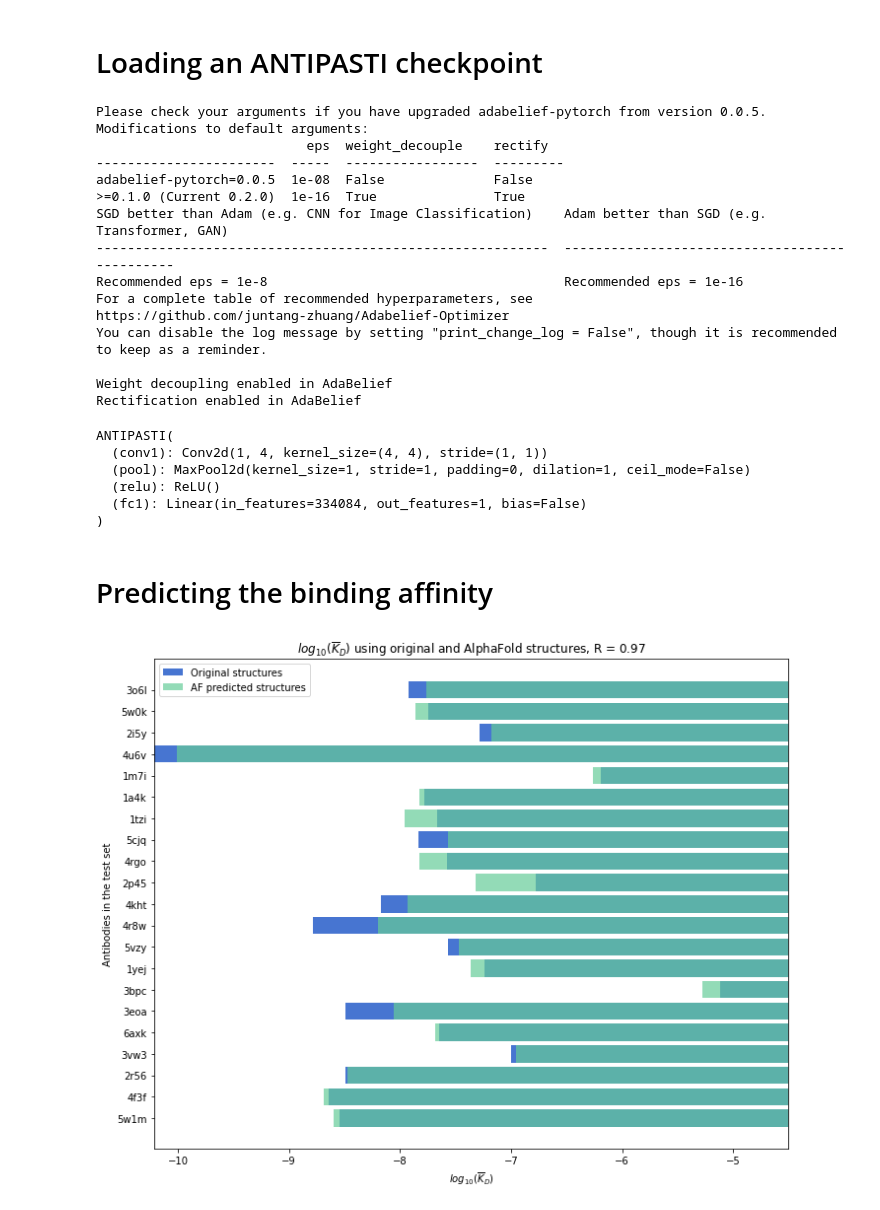
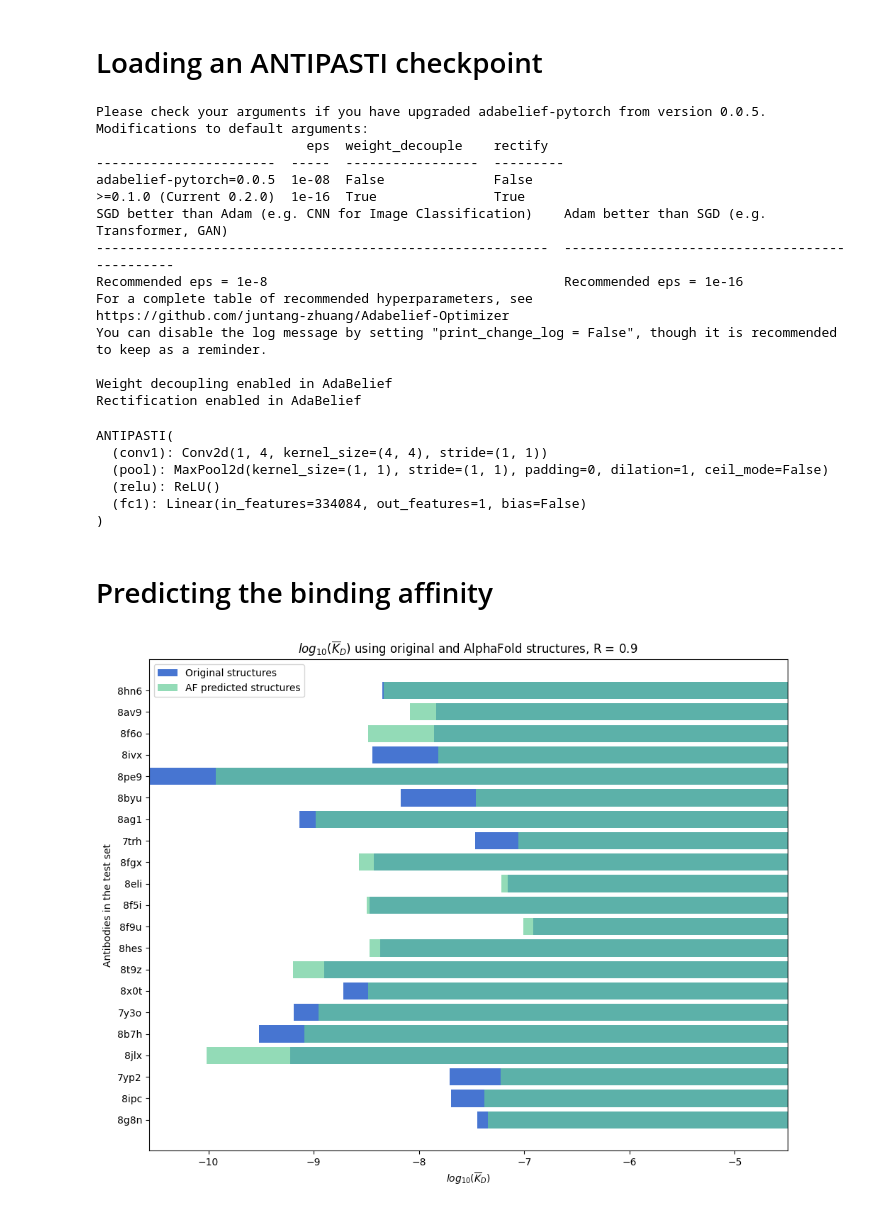
Before and after one commit to kevinmicha/ANTIPASTI, a Jupyter notebook: notebooks/[Tutorial] Combining AlphaFold and ANTIPASTI.ipynb, the cells around one changed output. Drawn from its saved outputs; the diff is of its cells as text; code cells hidden in the pictures.

Commit message:
Updated AlphaFold+ANTIPASTI tutorial

```diff
--- a/notebooks/[Tutorial] Combining AlphaFold and ANTIPASTI.ipynb
+++ b/notebooks/[Tutorial] Combining AlphaFold and ANTIPASTI.ipynb
@@ -28,28 +29,28 @@ modes = 'all'
 n_filters = 4
 filter_size = 4
 pooling_size = 1
-n_max_epochs = 935
+n_max_epochs = 1044
 
 pathological = ['5omm', '5i5k', '1uwx', '1mj7', '1qfw', '1qyg', '4ffz', '3ifl', '3lrh', '3pp4', '3ru8', '3t0w', '3t0x', '4fqr', '4gxu', '4jfx', '4k3h', '4jfz', '4jg0', '4jg1', '4jn2', '4o4y', '4qxt', '4r3s', '4w6y', '4w6y', '5ies', '5ivn', '5j57', '5kvd', '5kzp', '5mes', '5nmv', '5sy8', '5t29', '5t5b', '5vag', '3etb', '3gkz', '3uze', '3uzq', '4f9l', '4gqp', '4r2g', '5c6t', '3fku', '1oau', '1oay'] + ['4gqp', '3etb', '3gkz', '3uze', '3uzq', '3gm0', '4f9l', '6ejg', '6ejm', '1h8s', '5dfw', '6cbp', '4f9p', '5kov', '1dzb', '5j74', '5aaw', '3uzv', '5aam', '3ux9', '5a2j', '5a2k', '5a2i', '3fku', '5yy4', '3uyp', '5jyl', '1y0l', '1p4b', '3kdm', '4lar', '4ffy', '2ybr', '1mfa', '5xj3', '5xj4', '4kv5', '5vyf']
 stage = 'predicting'
+dccm_map_path = 'dccm_maps_full_ags_all/'
 
 test_data_path = '../notebooks/test_data/'
 test_dccm_map_path = 'dccm_map/'
 test_residues_path = 'list_of_residues/'
 test_structure_path = 'structure/'
 
-test_pdbs = ['5w1m', '4f3f', '2r56', '3vw3', '6axk', '3eoa', '3bpc', '1yej', '5vzy', '4r8w', '4kht', '2p45', '4rgo', '5cjq', '1tzi', '1a4k', '1m7i', '4u6v', '2i5y', '5w0k', '3o6l']
-h_offset_list = [1, 1, 0, 0, 0, 0, 0, 0, 0, 0, -1, 1, 0, 0, 0, 0, 0, 0, 0, 0, 0]
-l_offset_list = [0, 0, 0, 0, 0, 0, 0, 0, 0, 0, 1, 0, 0, 1, 0, 0, 0, 0, 0, 0, 0]
+test_pdbs = ['8g8n', '8ipc', '7yp2', '8jlx', '8b7h', '7y3o', '8x0t', '8t9z', '8hes', '8f9u', '8f5i', '8eli', '8fgx', '7trh', '8ag1', '8byu', '8pe9', '8ivx', '8f6o', '8av9', '8hn6']
+
 original_structures = []
 af_pred_structures = []
 
-for test_pdb, h_offset, l_offset, in zip(test_pdbs, h_offset_list, l_offset_list):
+for test_pdb, h_offset, l_offset in zip(test_pdbs, h_offset_list, l_offset_list):
     print(test_pdb)
-    preprocessed_data = Preprocessing(modes=modes, pathological=pathological, stage=stage, test_data_path=test_data_path, test_dccm_map_path=test_dccm_map_path, test_residues_path=test_residues_path, test_structure_path=test_structure_path, test_pdb_id=test_pdb, alphafold=False)
+    preprocessed_data = Preprocessing(dccm_map_path=dccm_map_path, modes=modes, pathological=pathological, stage=stage, test_data_path=test_data_path, test_dccm_map_path=test_dccm_map_path, test_residues_path=test_residues_path, test_structure_path=test_structure_path, test_pdb_id=test_pdb, renew_residues=True, alphafold=False)
     original_structures.append(preprocessed_data.test_x)
 
-    preprocessed_data = Preprocessing(modes=modes, pathological=pathological, stage=stage, test_data_path=test_data_path, test_dccm_map_path=test_dccm_map_path, test_residues_path=test_residues_path, test_structure_path=test_structure_path, test_pdb_id=test_pdb+'_af', alphafold=True, h_offset=h_offset, l_offset=l_offset)
+    preprocessed_data = Preprocessing(dccm_map_path=dccm_map_path, modes=modes, pathological=pathological, stage=stage, test_data_path=test_data_path, test_dccm_map_path=test_dccm_map_path, test_residues_path=test_residues_path, test_structure_path=test_structure_path, test_pdb_id=test_pdb+'_af', alphafold=True)
     af_pred_structures.append(preprocessed_data.test_x)
 
 input_shape = preprocessed_data.test_x.shape[-1]
@@ -78,7 +79,7 @@ plot_map_with_regions(preprocessed_data, preprocessed_data.test_x, title='Normal
 # %% [markdown]
 # Loading an ANTIPASTI checkpoint
 # %%
-path = '../checkpoints/full_ags_all_modes/seed_13/model_' + regions + '_epochs_' + str(n_max_epochs) + '_modes_' + str(modes) + '_pool_' + str(pooling_size) + '_filters_' + str(n_filters) + '_size_' + str(filter_size) + '.pt'
+path = '../checkpoints/full_ags_all_modes/model_' + 'epochs_' + str(n_max_epochs) + '_modes_' + str(modes) + '_pool_' + str(pooling_size) + '_filters_' + str(n_filters) + '_size_' + str(filter_size) + '.pt'
 model = load_checkpoint(path, input_shape)[0]
 model.eval()
 # %% [output]
@@ -99,7 +100,7 @@ Weight decoupling enabled in AdaBelief
 Rectification enabled in AdaBelief
 ANTIPASTI(
   (conv1): Conv2d(1, 4, kernel_size=(4, 4), stride=(1, 1))
-  (pool): MaxPool2d(kernel_size=1, stride=1, padding=0, dilation=1, ceil_mode=False)
+  (pool): MaxPool2d(kernel_size=(1, 1), stride=(1, 1), padding=0, dilation=1, ceil_mode=False)
   (relu): ReLU()
   (fc1): Linear(in_features=334084, out_features=1, bias=False)
 )
@@ -113,22 +114,22 @@ corr_coeff = np.corrcoef(kds_original, kds_af_pred)[1,0]
 # %%
 # Horizontal bar chart
 fig = plt.figure(figsize=(10, 8))
 y_pos = np.arange(len(test_pdbs))
 plt.barh(y_pos, kds_original, align='center', alpha=0.9, label='Original structures', color='#3366cc')
 plt.barh(y_pos, kds_af_pred, align='center', alpha=0.7, label='AF predicted structures', color='#66cc99')
 
 # Add labels, title, and legend
-plt.xlabel('$log_{10}(\overline{K}_D)$')
-plt.ylabel('Antibodies in the test set')
-plt.title('$log_{10}(\overline{K}_D)$ using original and AlphaFold structures, R = '+str(round(corr_coeff, 2)))
+plt.xlabel(r'$log_{10}(\overline{K}_D)$')
+plt.ylabel(r'Antibodies in the test set')
+plt.title(r'$log_{10}(\overline{K}_D)$ using original and AlphaFold structures, R = '+str(round(corr_coeff, 2)))
 plt.yticks(y_pos, test_pdbs)
 plt.legend()
 plt.tight_layout()
 
 # x-axis going from the minimum to -4.5
 min_kd = min(min(kds_original), min(kds_af_pred))
 plt.xlim(min_kd, -4.5)
 
 plt.show()
 # %% [output]
-[figure, old version]
+[figure, new version]
```
Also changed, not shown: parts of 18 cells of this notebook.
